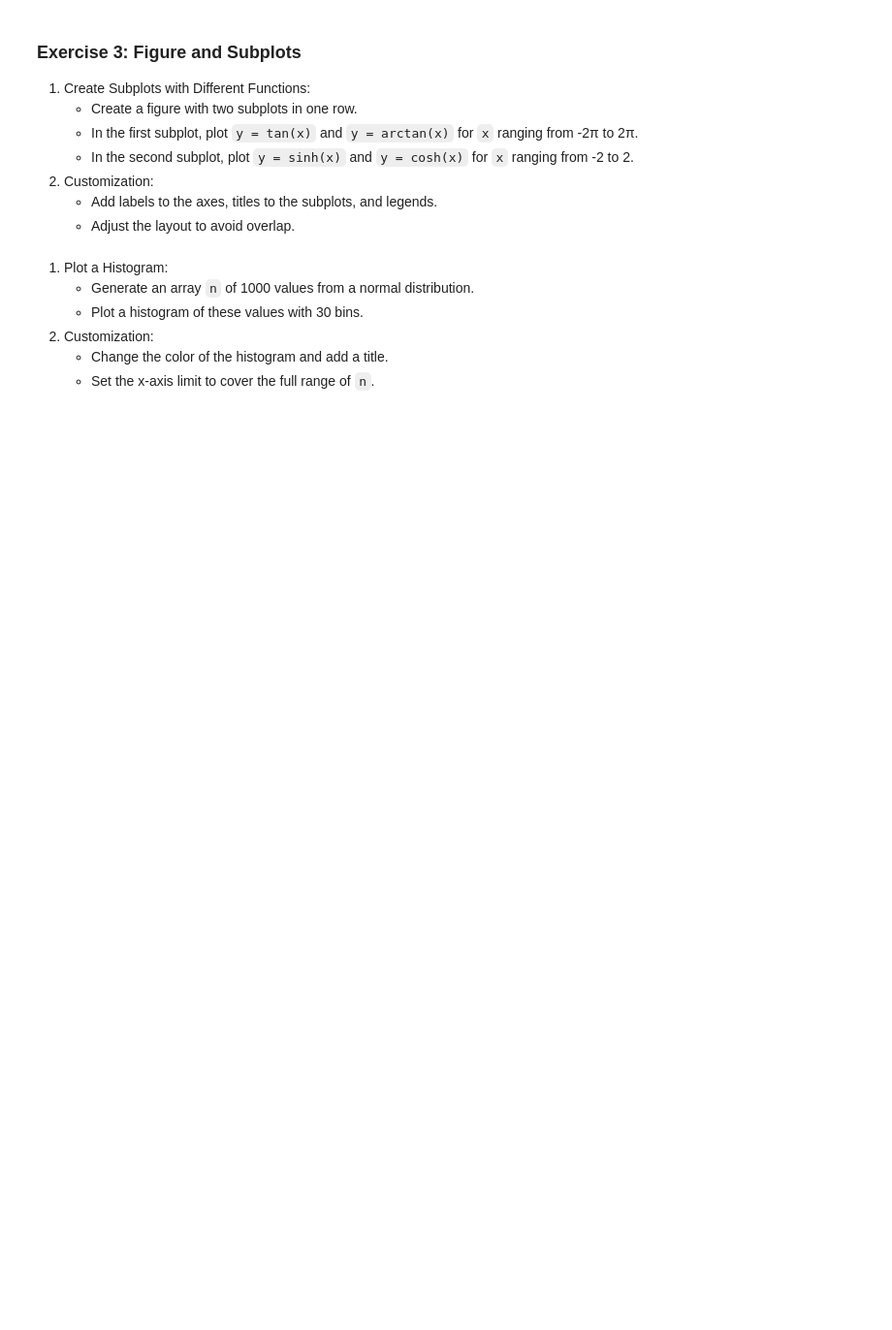
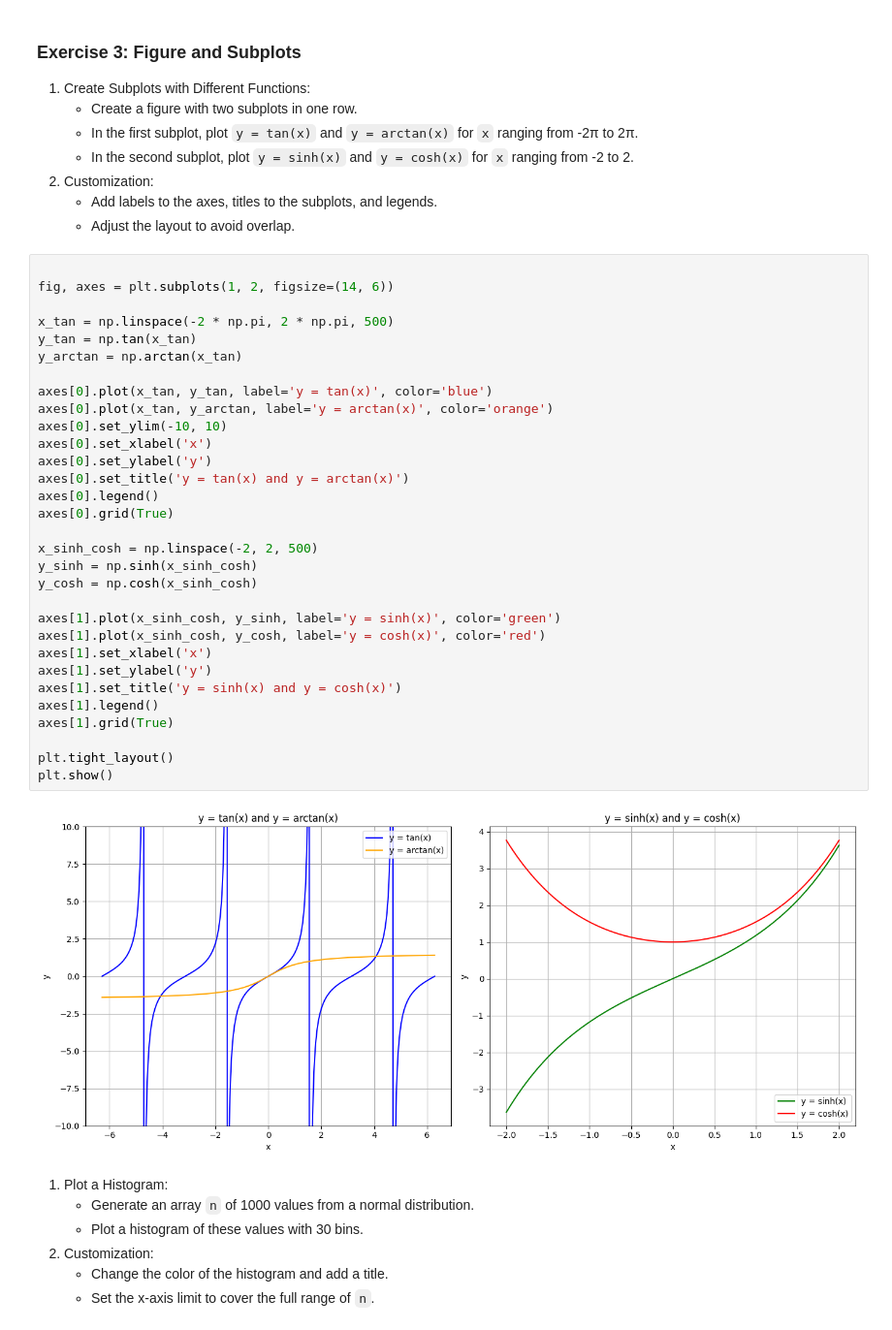
Before and after one commit to manarbensa/tp1, a Jupyter notebook: Matplotlib_Course.ipynb, the cells around one changed output. Shown at 97% size. Saved outputs shown, nothing was run; the diff lists cells and outputs as text; blank space fills up the shorter version.

```diff
--- a/Matplotlib_Course.ipynb
+++ b/Matplotlib_Course.ipynb
@@ -543,6 +77,39 @@ fig.tight_layout()
 2. Customization:
    - Add labels to the axes, titles to the subplots, and legends.
    - Adjust the layout to avoid overlap.
+# %%
+
+fig, axes = plt.subplots(1, 2, figsize=(14, 6))
+
+x_tan = np.linspace(-2 * np.pi, 2 * np.pi, 500)
+y_tan = np.tan(x_tan)
+y_arctan = np.arctan(x_tan)
+
+axes[0].plot(x_tan, y_tan, label='y = tan(x)', color='blue')
+axes[0].plot(x_tan, y_arctan, label='y = arctan(x)', color='orange')
+axes[0].set_ylim(-10, 10)
+axes[0].set_xlabel('x')
+axes[0].set_ylabel('y')
+axes[0].set_title('y = tan(x) and y = arctan(x)')
+axes[0].legend()
+axes[0].grid(True)
+
+x_sinh_cosh = np.linspace(-2, 2, 500)
+y_sinh = np.sinh(x_sinh_cosh)
+y_cosh = np.cosh(x_sinh_cosh)
+
+axes[1].plot(x_sinh_cosh, y_sinh, label='y = sinh(x)', color='green')
+axes[1].plot(x_sinh_cosh, y_cosh, label='y = cosh(x)', color='red')
+axes[1].set_xlabel('x')
+axes[1].set_ylabel('y')
+axes[1].set_title('y = sinh(x) and y = cosh(x)')
+axes[1].legend()
+axes[1].grid(True)
+
+plt.tight_layout()
+plt.show()
+# %% [output]
+[figure, added]
 # %% [markdown]
 1. Plot a Histogram:
    - Generate an array `n` of 1000 values from a normal distribution.
```
Also changed, not shown: parts of 83 cells of this notebook.
